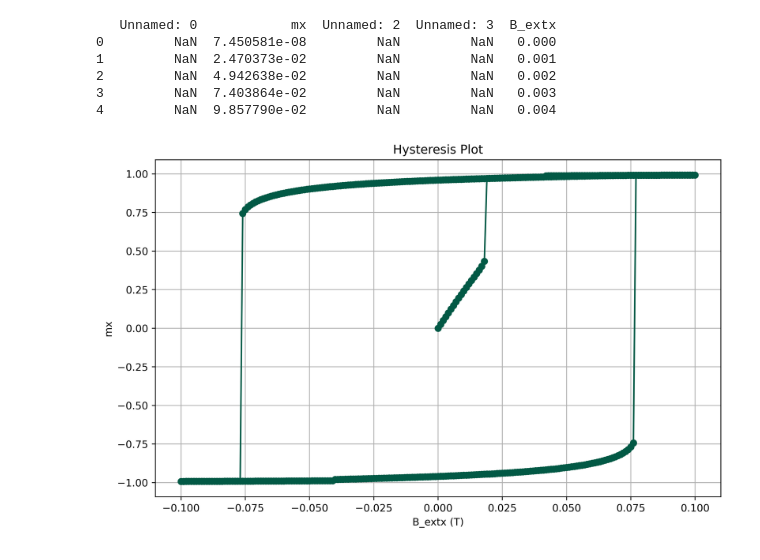
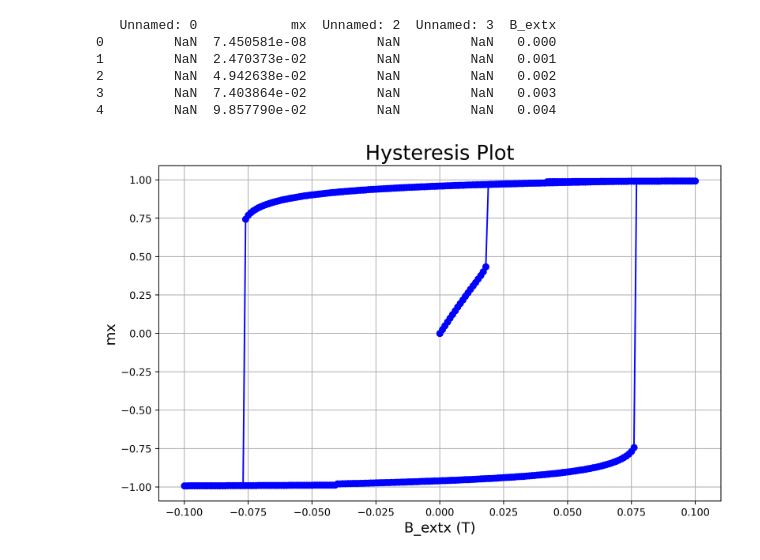
Before and after one commit to OJB-Quantum/MuMax3-How-To, a Jupyter notebook: Python Code_MuMax3 Data Plots/Hysteresis_Loop_Example_2_by_MuMax_Locally_Run.ipynb, the cells around one changed output. Drawn from its saved outputs; the diff is of its cells as text; code cells hidden in the pictures.

```diff
--- a/Python Code_MuMax3 Data Plots/Hysteresis_Loop_Example_2_by_MuMax_Locally_Run.ipynb
+++ b/Python Code_MuMax3 Data Plots/Hysteresis_Loop_Example_2_by_MuMax_Locally_Run.ipynb
@@ -22,8 +22,8 @@ import pandas as pd
 # Set all the plots in this notebook equal to a value of 500 DPI by setting rcParams.
 plt.rcParams['figure.dpi'] = 500
 
-# Set the hexidecimal color code for for the plot lines in a nice dark green shade.
-plt.rcParams['lines.color'] = '#025945'
+# Set the hexidecimal color code for for the plot lines in a nice blue shade.
+plt.rcParams['lines.color'] = '#0000FF'
 # %%
 # Path to the Excel file
 file_path = '/content/Loop Data 002.xlsx' # This can be replaced with the local path directory of your machine if needed.
@@ -43,13 +43,13 @@ print(data.head())
 # %%
 # Create a hysteresis plot with 'B_extx' on the x-axis and 'mx' on the y-axis
 # Be sure to copy TXT table result from MuMax3 in the folder into an XLSX document, followed by erasing unncessary columns if needed.
 # After saving XLSX file into folder location, upload the file here or in the same folder where this notebook is stored.
 plt.figure(figsize=(10, 6))
-plt.plot(data['B_extx'], data['mx'], marker='o', linestyle='-', color='#025945')
-plt.title('Hysteresis Plot')
-plt.xlabel('B_extx (T)')
-plt.ylabel('mx')
+plt.plot(data['B_extx'], data['mx'], marker='o', linestyle='-', color='#0000FF')
+plt.title('Hysteresis Plot', fontsize=20)
+plt.xlabel('B_extx (T)', fontsize=14)
+plt.ylabel('mx', fontsize=14)
 plt.grid(True)
 plt.show()
 # %% [output]
-[figure, old version]
+[figure, new version]
```
